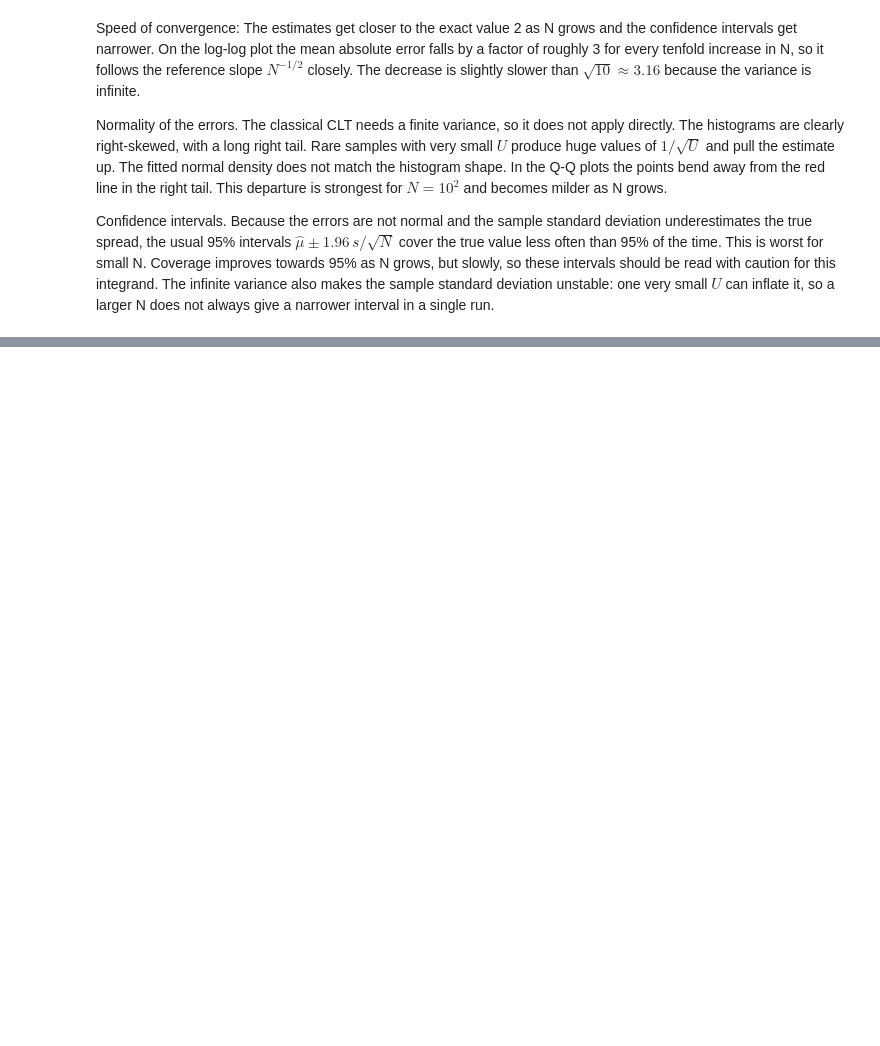
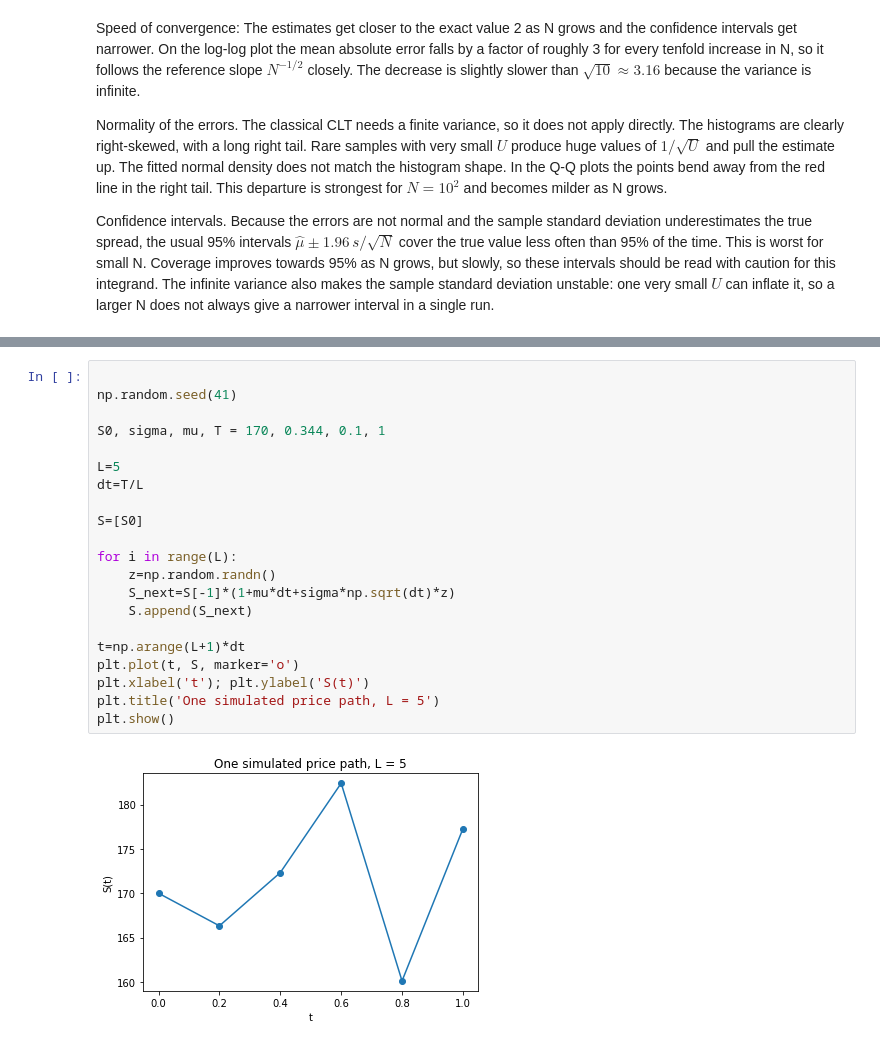
Before and after one commit to d1namite41/OVM_1, a Jupyter notebook: OVM_assignment_1.ipynb, the cells around one changed output, grey strips where cells are left out. Drawn from its saved outputs; the diff is of its cells as text; blank space fills up the shorter version.

```diff
--- a/OVM_assignment_1.ipynb
+++ b/OVM_assignment_1.ipynb
@@ -273,0 +293,23 @@ Confidence intervals. Because the errors are not normal and the sample standard
+# %%
+
+np.random.seed(41)
+
+S0, sigma, mu, T = 170, 0.344, 0.1, 1
+
+L=5
+dt=T/L
+
+S=[S0]
+
+for i in range(L):
+    z=np.random.randn()
+    S_next=S[-1]*(1+mu*dt+sigma*np.sqrt(dt)*z)
+    S.append(S_next)
+
+t=np.arange(L+1)*dt
+plt.plot(t, S, marker='o')
+plt.xlabel('t'); plt.ylabel('S(t)')
+plt.title('One simulated price path, L = 5')
+plt.show()
+# %% [output]
+[figure, added]
```
Also changed, not shown: parts of 7 cells of this notebook.
